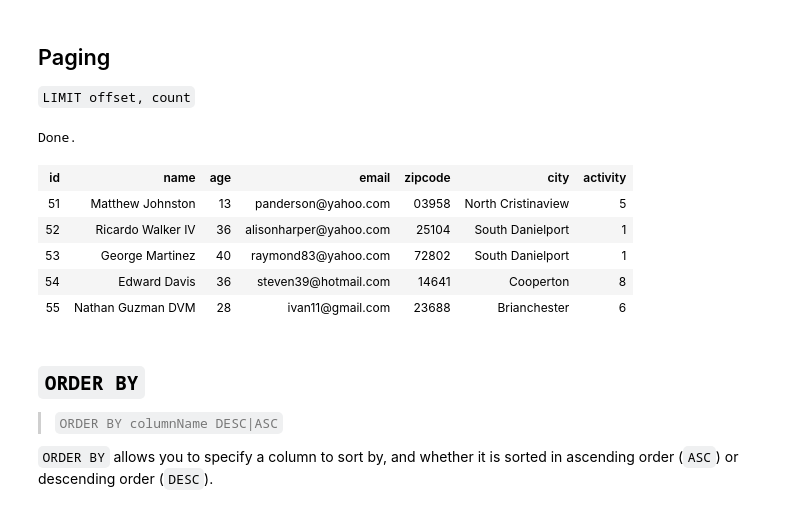
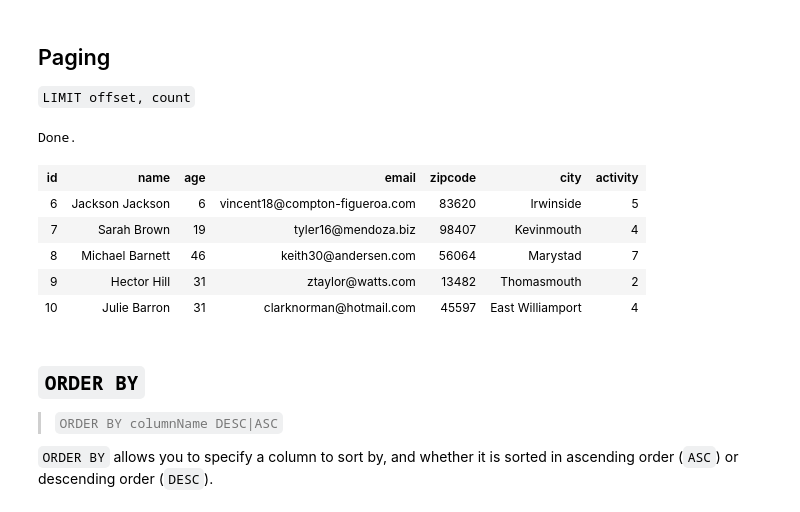
Before and after one commit to organisciak/Scripting-Course, a Jupyter notebook: slides/03-sql-pandas.ipynb, the cells around one changed output. Cells and saved outputs as stored; diff of their text form; code cells hidden in the pictures.

```diff
--- a/slides/03-sql-pandas.ipynb
+++ b/slides/03-sql-pandas.ipynb
@@ -464,15 +486,15 @@ Done.
 # %%
 %%sql
 SELECT * FROM patrons
-    LIMIT 5;
+    LIMIT 5, 5;
 # %% [output]
 Done.
 | id | name | age | email | zipcode | city | activity |
-| 51 | Matthew Johnston | 13 | panderson@yahoo.com | 03958 | North Cristinaview | 5 |
-| 52 | Ricardo Walker IV | 36 | alisonharper@yahoo.com | 25104 | South Danielport | 1 |
-| 53 | George Martinez | 40 | raymond83@yahoo.com | 72802 | South Danielport | 1 |
-| 54 | Edward Davis | 36 | steven39@hotmail.com | 14641 | Cooperton | 8 |
-| 55 | Nathan Guzman DVM | 28 | ivan11@gmail.com | 23688 | Brianchester | 6 |
+| 6 | Jackson Jackson | 6 | vincent18@compton-figueroa.com | 83620 | Irwinside | 5 |
+| 7 | Sarah Brown | 19 | tyler16@mendoza.biz | 98407 | Kevinmouth | 4 |
+| 8 | Michael Barnett | 46 | keith30@andersen.com | 56064 | Marystad | 7 |
+| 9 | Hector Hill | 31 | ztaylor@watts.com | 13482 | Thomasmouth | 2 |
+| 10 | Julie Barron | 31 | clarknorman@hotmail.com | 45597 | East Williamport | 4 |
 # %% [markdown]
 ## `ORDER BY`
 
```
Also changed, not shown: parts of 16 cells of this notebook, 1 other file.
